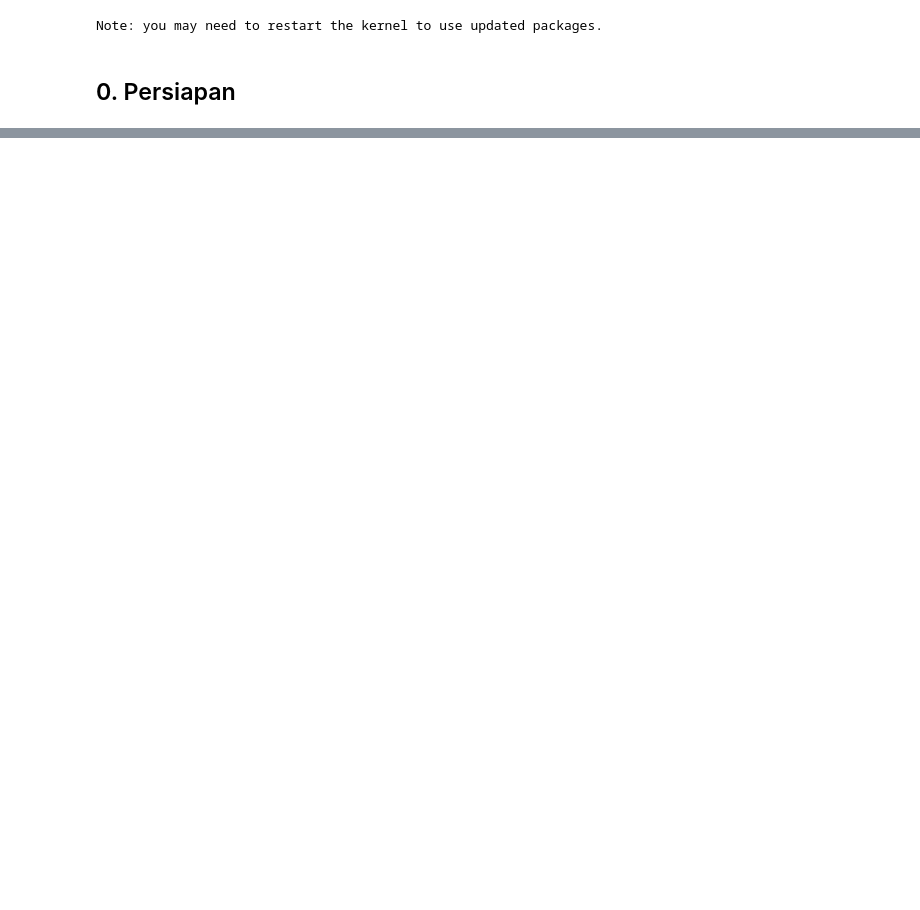
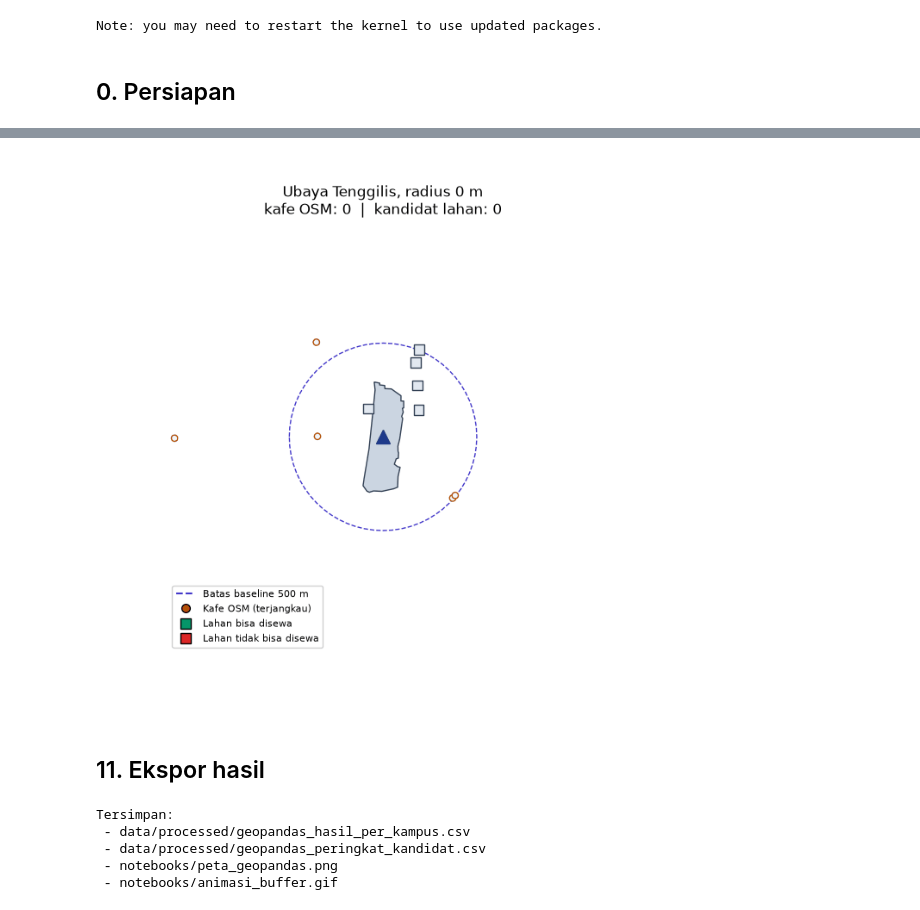
Before and after one commit to HDSH-Dharma/Comgraph-AFL-2, a Jupyter notebook: notebooks/analisis_geopandas.ipynb, the cells around one changed output, grey strips where cells are left out. Saved outputs shown, nothing was run; the diff lists cells and outputs as text; code cells hidden in the pictures; blank space fills up the shorter version.

```diff
--- a/notebooks/analisis_geopandas.ipynb
+++ b/notebooks/analisis_geopandas.ipynb
@@ -503,0 +591,60 @@ Hasil sama dengan pipeline: True
+# %%
+area_animasi = tenggilis_titik.buffer(skenario_m + 150)
+kafe_area = kafe_m[kafe_m.intersects(area_animasi)]
+lahan_area = lahan_j[lahan_j.intersects(area_animasi)]
+jarak_kafe = kafe_area.distance(tenggilis_titik).to_numpy()
+jarak_lahan = lahan_area.distance(tenggilis_titik).to_numpy()
+radius_frames = list(range(0, skenario_m + 1, 50))
+
+fig, ax = plt.subplots(figsize=(6.5, 6.5))
+xmin, ymin, xmax, ymax = area_animasi.bounds
+ax.set_xlim(xmin, xmax)
+ax.set_ylim(ymin, ymax)
+ax.set_aspect("equal")
+ax.axis("off")
+gpd.GeoSeries([tenggilis_buffer]).plot(ax=ax, facecolor="none", edgecolor="#4338CA", linestyle="--")
+gpd.GeoSeries([tenggilis_poly]).plot(ax=ax, facecolor="#CBD5E1", edgecolor="#334155")
+ax.plot(tenggilis_titik.x, tenggilis_titik.y, marker="^", color="#1E3A8A", markersize=12)
+lingkaran = plt.Circle((tenggilis_titik.x, tenggilis_titik.y), 0, facecolor="#6366F1", alpha=0.18, edgecolor="#4338CA")
+ax.add_patch(lingkaran)
+titik_kafe = ax.scatter(kafe_area.geometry.x, kafe_area.geometry.y, s=28, c="#F1F5F9", edgecolors="#B45309", zorder=3)
+titik_lahan = ax.scatter(lahan_area.geometry.x, lahan_area.geometry.y, s=70, marker="s", c="#E2E8F0", edgecolors="#334155", zorder=4)
+ax.legend(handles=[
+    Line2D([0], [0], color="#4338CA", linestyle="--", label="Batas baseline 500 m"),
+    Line2D([0], [0], marker="o", color="none", markerfacecolor="#B45309", markersize=7, label="Kafe OSM (terjangkau)"),
+    Line2D([0], [0], marker="s", color="none", markerfacecolor="#059669", markersize=8, label="Lahan bisa disewa"),
+    Line2D([0], [0], marker="s", color="none", markerfacecolor="#DC2626", markersize=8, label="Lahan tidak bisa disewa"),
+], loc="lower left", fontsize=8, framealpha=0.9)
+judul = ax.set_title("")
+
+def gambar_frame(i):
+    r = radius_frames[i]
+    lingkaran.set_radius(r)
+    titik_kafe.set_facecolor(np.where(jarak_kafe <= r, "#B45309", "#F1F5F9"))
+    titik_lahan.set_facecolor(np.where(jarak_lahan <= r, np.where(lahan_area["bisa_disewa"], "#059669", "#DC2626"), "#E2E8F0"))
+    judul.set_text(f"Ubaya Tenggilis, radius {r} m\nkafe OSM: {(jarak_kafe <= r).sum()}  |  kandidat lahan: {(jarak_lahan <= r).sum()}")
+    return lingkaran, titik_kafe, titik_lahan, judul
+
+animasi = FuncAnimation(fig, gambar_frame, frames=len(radius_frames), interval=250)
+path_gif = ROOT / "notebooks" / "animasi_buffer.gif"
+animasi.save(path_gif, writer=PillowWriter(fps=4))
+plt.close(fig)
+display(Image(filename=str(path_gif)))
+# %% [output]
+[figure, added]
+# %% [markdown]
+## 11. Ekspor hasil
+# %%
+per_kampus.to_csv(PROC / "geopandas_hasil_per_kampus.csv", index=False)
+peringkat.round(2).to_csv(PROC / "geopandas_peringkat_kandidat.csv", index=False)
+print("Tersimpan:")
+for f in ["data/processed/geopandas_hasil_per_kampus.csv", "data/processed/geopandas_peringkat_kandidat.csv",
+          "notebooks/peta_geopandas.png", "notebooks/animasi_buffer.gif"]:
+    assert (ROOT / f).exists()
+    print(" -", f)
+# %% [output]
+Tersimpan:
+ - data/processed/geopandas_hasil_per_kampus.csv
+ - data/processed/geopandas_peringkat_kandidat.csv
+ - notebooks/peta_geopandas.png
+ - notebooks/animasi_buffer.gif
```
Also changed, not shown: parts of 53 cells of this notebook, 3 other files.
